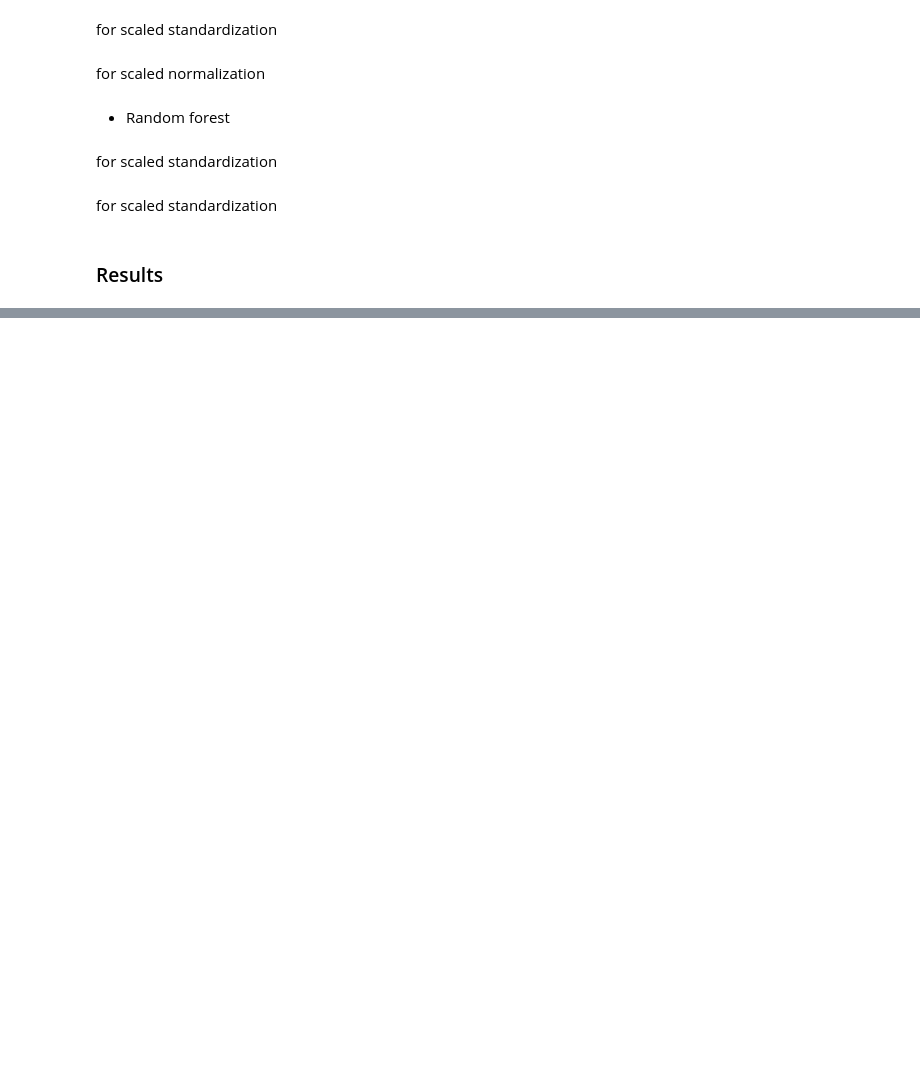
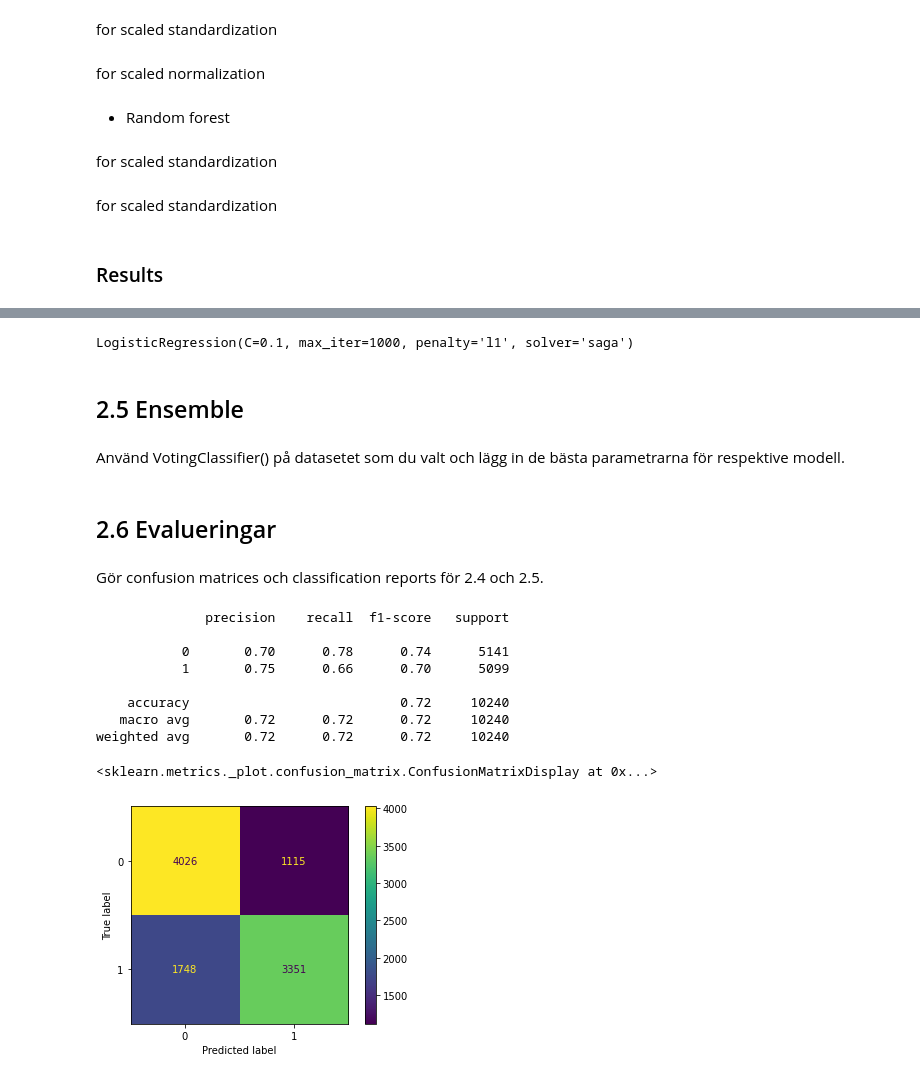
Before and after one commit to cooperhankun/Maskininlarning, a Jupyter notebook: Lab/Lab_2/Lab_2.ipynb, the cells around one changed output, grey strips where cells are left out. Drawn from its saved outputs; the diff is of its cells as text; code cells hidden in the pictures; blank space fills up the shorter version.

```diff
--- a/Lab/Lab_2/Lab_2.ipynb
+++ b/Lab/Lab_2/Lab_2.ipynb
@@ -908,4 +911,0 @@ As seen from the table, logistic regression (on Datsaset 2, both Standard scaled
-# %%
-from sklearn import metrics
-confusion_matrix = metrics.confusion_matrix(y_test_1, y_pred)
-confusion_matrix
@@ -914,0 +914,11 @@ array([[9087, 2312],
+# %%
+# Therefore, the final model fitting the dataset 2 will be:
+
+LR_model_dataset_2_standard  = LogisticRegression(C=0.1, solver="saga", penalty="l1", max_iter=1000)
+LR_model_dataset_2_standard.fit(standard_X_train_2, y_train_2)
+# %% [output]
+LogisticRegression(C=0.1, max_iter=1000, penalty='l1', solver='saga')
+# %% [markdown]
+## 2.5 Ensemble
+# %% [markdown]
+Använd VotingClassifier() på datasetet som du valt och lägg in de bästa parametrarna för respektive modell.
@@ -914,0 +936,21 @@ array([[9087, 2312],
+# %% [markdown]
+## 2.6 Evalueringar
+# %% [markdown]
+Gör confusion matrices och classification reports för 2.4 och 2.5.
+# %%
+from sklearn.metrics import classification_report, ConfusionMatrixDisplay, confusion_matrix
+
+cm = confusion_matrix(y_test_2, y_LR_pred_standard_data_2)
+print(classification_report(y_test_2, y_LR_pred_standard_data_2))
+ConfusionMatrixDisplay(cm).plot()
+# %% [output]
+              precision    recall  f1-score   support
+
+           0       0.70      0.78      0.74      5141
+           1       0.75      0.66      0.70      5099
+
+    accuracy                           0.72     10240
+   macro avg       0.72      0.72      0.72     10240
+weighted avg       0.72      0.72      0.72     10240
+<sklearn.metrics._plot.confusion_matrix.ConfusionMatrixDisplay at 0x...>
+[figure, added]
```
Also changed, not shown: parts of 8 cells of this notebook.
